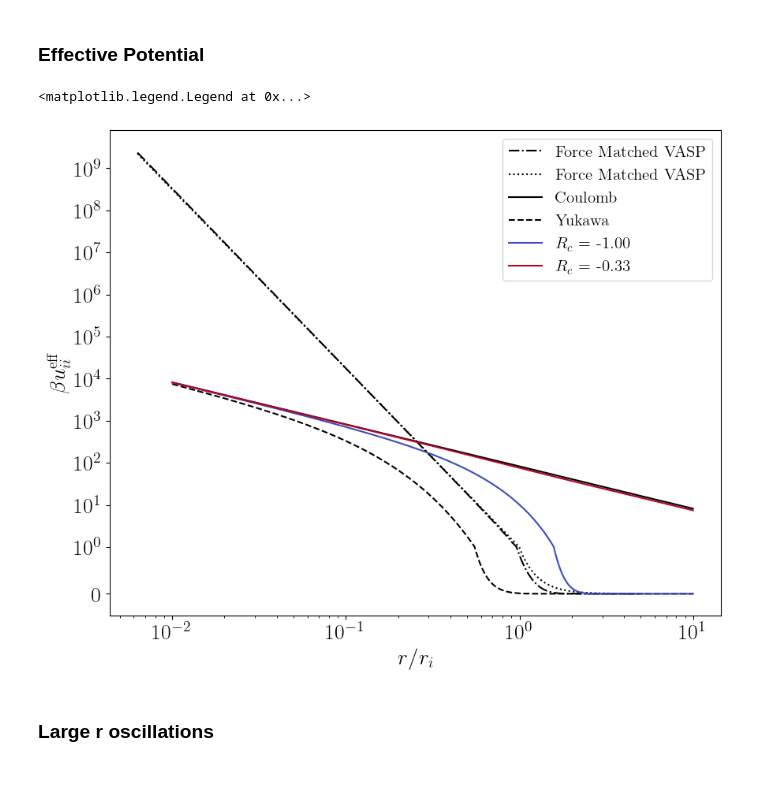
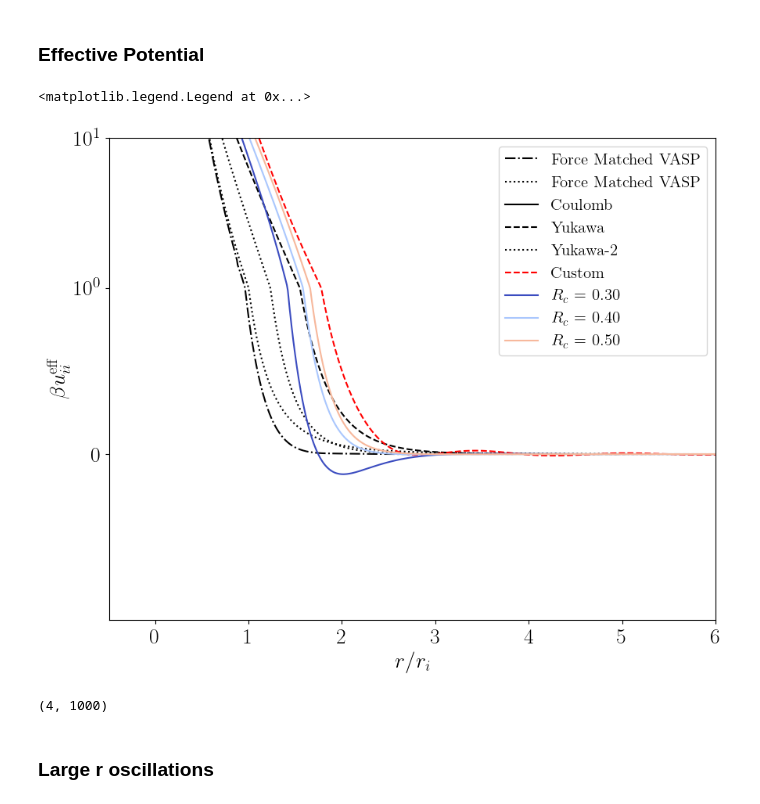
Before and after one commit to ZachAJohnson/hnc, a Jupyter notebook: TCCW/atoms/PLASMA_atoMEC_Al-Copy1.ipynb, the cells around one changed output. Drawn from its saved outputs; the diff is of its cells as text; code cells hidden in the pictures; blank space fills up the shorter version.

```diff
--- a/TCCW/atoms/PLASMA_atoMEC_Al-Copy1.ipynb
+++ b/TCCW/atoms/PLASMA_atoMEC_Al-Copy1.ipynb
@@ -152,7 +150,7 @@ def plasma_f(α, Rc, closure='svt'):
 
     return plasma
 # %%
-Rc_list = np.linspace(1e-5,0.6, num=4)[::-1]
+Rc_list = [0.3,0.4,0.5,0.6]#np.linspace(0.2,0.6, num=4)[::-1]
 # α_list = np.linspace(-1,1,num=4)
 plasma_list = []*len(Rc_list)
 
@@ -186,5 +189,5 @@ Final iter:74, Total Error: 1.209e+00
 # %%
-for plasma in plasma_list[2:]:
-    # print(plasma)
-    solve_least_squares(plasma, np.linspace(plasma.hnc.k_array[0], plasma.hnc.k_array[-1], num=200))
-    solve_least_squares(plasma, np.linspace(plasma.hnc.k_array[0], plasma.hnc.k_array[-1], num=500))
+# for plasma in plasma_list[2:]:
+#     # print(plasma)
+#     solve_least_squares(plasma, np.linspace(plasma.hnc.k_array[0], plasma.hnc.k_array[-1], num=200))
+#     solve_least_squares(plasma, np.linspace(plasma.hnc.k_array[0], plasma.hnc.k_array[-1], num=500))
@@ -282,13 +261,15 @@ ax.set_title("Continuous Smoothed Ashcroft", fontsize=20)
 colors = plt.cm.coolwarm(np.linspace(0,1,len(plasma_list) ))
 
 # Model Comparison
-for i, (color, Rc, plasma) in enumerate(zip(colors, Rc_list, plasma_list)):
-    if i>8:
-        continue
-    ax.plot(plasma.hnc.r_array, plasma.hnc.h_r_matrix[0,0]+1,'-', color=color,label=r"$R_c$ = {0:.2f}".format(Rc))
+# for i, (color, Rc, plasma) in enumerate(zip(colors, Rc_list, plasma_list)):
+#     if i>2:
+#         continue
+#     ax.plot(plasma.hnc.r_array, plasma.hnc.h_r_matrix[0,0]+1,'-', color=color,label=r"$R_c$ = {0:.2f}".format(Rc))
 
 # OCP
-ax.plot(ocp.ocp_hnc.r_array, ocp.ocp_hnc.h_r_matrix[0,0]+1,'k--', label='Only Ion')
+# ax.plot(ocp.ocp_hnc.r_array, ocp.ocp_hnc.h_r_matrix[0,0]+1,'k--', label='OCP')
+# ax.plot(yp.yuk_hnc.r_array, yp.yuk_hnc.h_r_matrix[0,0]+1,'k-.', label='Yukawa')
+ax.plot(custom.ocp_hnc.r_array, custom.ocp_hnc.h_r_matrix[0,0]+1,'g-.', label='Custom')
 
 # Data
 ax.plot(MD_data['r'], MD_data['g'], 'k',label='VASP')
@@ -320,34 +301,43 @@ for i, (color, Rc, plasma) in enumerate(zip(colors, Rc_list, plasma_list)):
 # %%
 Luke_pair = read_csv("../data/Al_T1_tab.lammps.PAIR", delim_whitespace=True, header=4)
 
 
 fig, ax = plt.subplots(figsize=(10,8))
 
 # LUKE Potfit VASP
 ax.plot(Luke_pair['r[A]']*Angstrom_to_AU/ri_AU, plasma.qsp.βie_c*Luke_pair['u[eV]']*eV_to_AU, 'k-.',label='Force Matched VASP')
-ax.plot(Luke_pair['r[A]']*Angstrom_to_AU/ri_AU, 7/Luke_pair['r[A]']**4.25, 'k:',label='Force Matched VASP')
+ax.plot(Luke_pair['r[A]']*Angstrom_to_AU/ri_AU, 1/(Luke_pair['r[A]']*Angstrom_to_AU/ri_AU)**4.25, 'k:',label='Force Matched VASP')
 # Coulomb and Yukawa
+yp.yuk_hnc.invert_HNC_OZ([])
+custom.ocp_hnc.invert_HNC_OZ([])
 ax.plot(plasma.hnc.r_array, plasma.hnc.βu_r_matrix[0,0],'k-', label='Coulomb')
 ax.plot(plasma.hnc.r_array, plasma.qsp.βv_Yukawa(plasma.hnc.r_array),'k--', label='Yukawa')
+ax.plot(plasma.hnc.r_array, yp.yuk_hnc.βueff_r_matrix[0,0],'k:', label='Yukawa-2')
+ax.plot(plasma.hnc.r_array, custom.ocp_hnc.βueff_r_matrix[0,0],'r--', label='Custom')
+
 
 # Models
-for i, (color, Rc, plasma) in enumerate(zip(colors, α_list, plasma_list)):
-    if i>8:
+for i, (color, Rc, plasma) in enumerate(zip(colors, Rc_list, plasma_list)):
+    if i>2:
         continue
     plasma.hnc.invert_HNC_OZ([1])
     ax.plot(plasma.hnc.r_array, plasma.hnc.βueff_r_matrix[0,0],'-', color=color,label=r"$R_c$ = {0:.2f}".format(Rc))
 
 # ax.set_title(r"$R_c = {}$".format(Rc),fontsize=20)
-# ax.set_xlim(None,6)
-# ax.set_ylim(1e-4,1e1)
+ax.set_xlim(None,6)
+ax.set_ylim(-1,1e1)
 ax.set_ylabel(r'$\beta u^{\text{eff}}_{ii}$',fontsize=20)
 ax.set_xlabel(r'$r/r_i$ ',fontsize=20)
 ax.tick_params(labelsize=20)
 ax.set_yscale('symlog', linthresh=1)
-ax.set_xscale('log')
+# ax.set_xscale('log')
 # ax.set_yscale('log')
 
 ax.legend(fontsize=15)
 # %% [output]
 <matplotlib.legend.Legend at 0x...>
-[figure, old version]
+[figure, new version]
+# %%
+np.array([plasma_list[2].hnc.r_array,plasma_list[2].hnc.h_r_matrix[0,0]+1, plasma_list[2].hnc.h_r_matrix[1,0]+1,plasma_list[2].hnc.h_r_matrix[1,1]+1 ]).shape
+# %% [output]
+(4, 1000)
```
Also changed, not shown: parts of 16 cells of this notebook, 4 other files.
